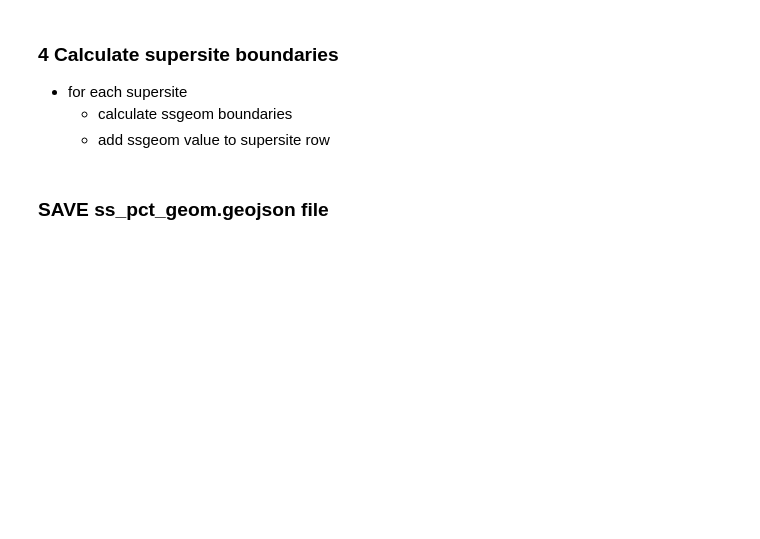
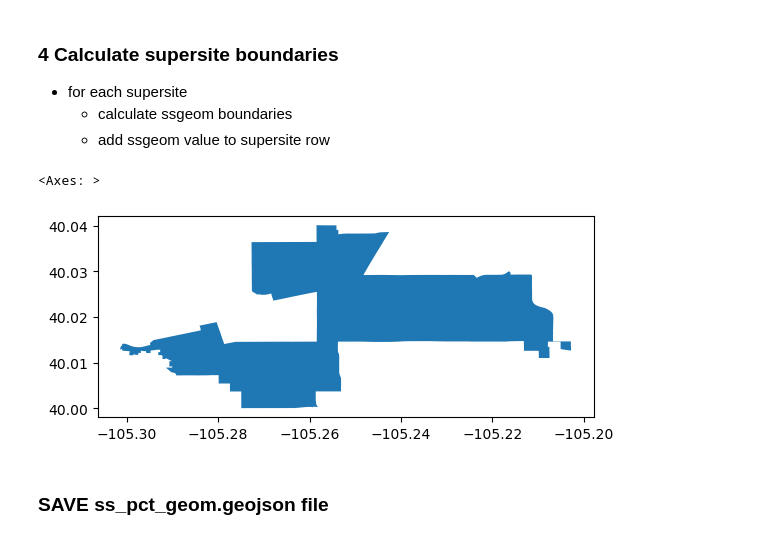
Before and after one commit to bnorikane/supersiteDB, a Jupyter notebook: supersite_pct_geom_v0-2.ipynb, the cells around one changed output. Cells and saved outputs as stored; diff of their text form; code cells hidden in the pictures; blank space fills up the shorter version.

```diff
--- a/supersite_pct_geom_v0-2.ipynb
+++ b/supersite_pct_geom_v0-2.ipynb
@@ -280,0 +346,4 @@ pctgeo.head()
+# %%
+# drop single digit rows that are duplicates of 002, 003 and 004
+pctgeo = pctgeo.dropna(subset=['Pct'])
+pctgeo.info()
@@ -314,32 +391,0 @@ pctgeo
-# %%
-# Test create an outline of all precincts in one ss
-
-# get pctlist in first supersite
-ss = 0
-ssname = sspct['Supersite'][ss]
-pctlist = sspct['pctlist'][ss]
-# print(ssname, pctlist, '\n')  # list of pcts in first supersite
-
-# create an empty geodataframe to collect the supersite precints geometry
-ssgdfcols = ['Pct', 'Supersite', 'pgeom']
-ssgdf = gpd.GeoDataFrame(columns=ssgdfcols, geometry='pgeom')
-# print(ssgdf.info())
-
-#  add a row for each precinct in pctlist
-
-for p in pctlist:
-
-    # print(p, ssname,'\n')  # Boulder HS
-
-    # add precinct geometry to ssgdf
-    pgeom = pctgeo.loc[p,'geometry']
-    # print(pgeom)
-    ssgdf.loc[p, 'pgeom'] = pgeom
-# print(ssgdf)
-
-# calculate supersite border geometry
-
-ssgeom = ssgdf.dissolve()
-# ssgeom.plot()
-
-# add supersite geometry to sspctgdf
@@ -356,3 +445,11 @@ ssgeom = ssgdf.dissolve()
+# %%
+
+ssgeom.plot()
+
+# add supersite geometry to sspctgdf
+# %% [output]
+<Axes: >
+[figure, added]
 # %% [markdown]
 ###   SAVE ss_pct_geom.geojson file
 # %% [markdown]
```
Also changed, not shown: parts of 24 cells of this notebook, 1 other file.
